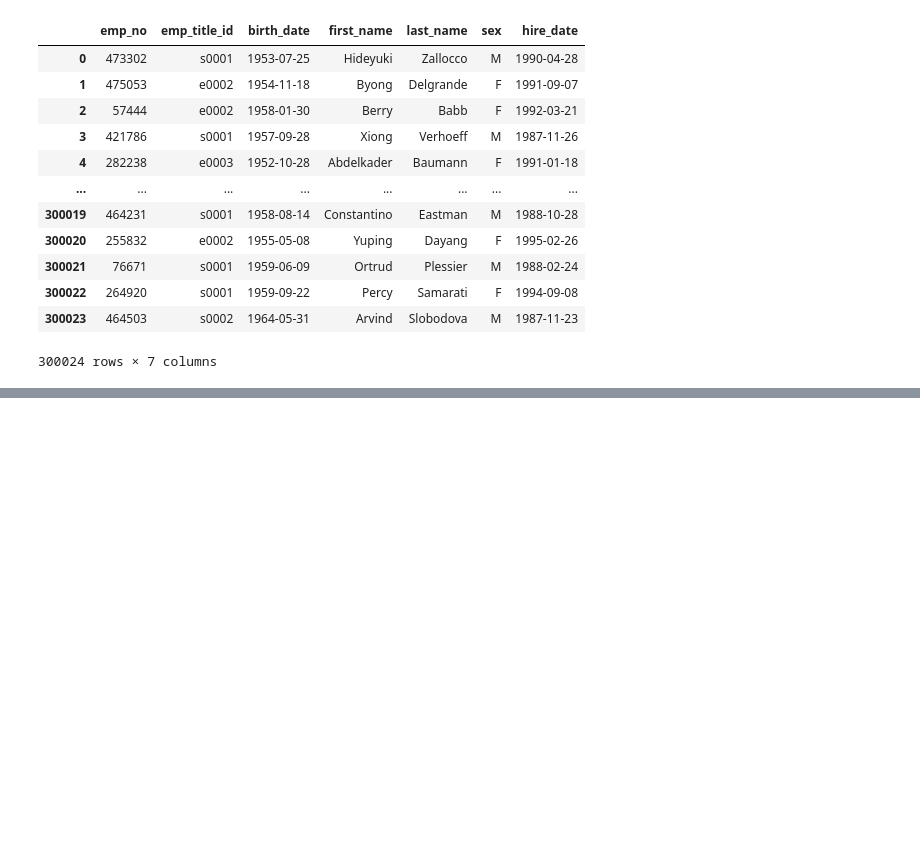
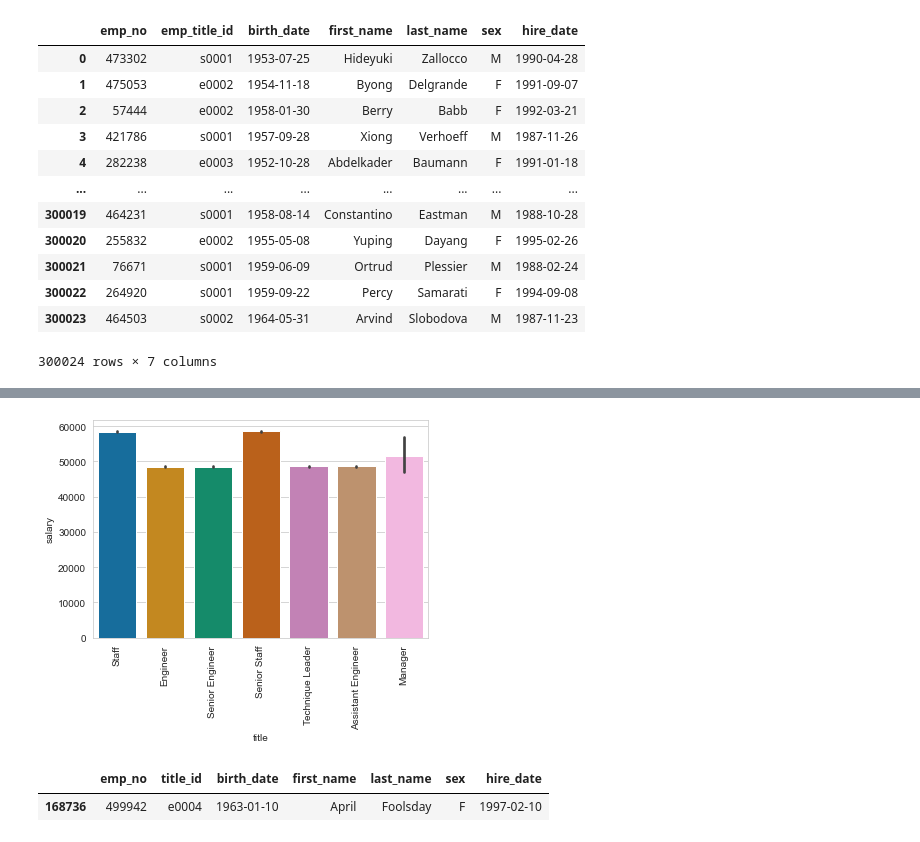
Before and after one commit to abgarberpaul/EmployeeDirectory-SQL, a Jupyter notebook: SQL Challenge BONUS round.ipynb, the cells around one changed output, grey strips where cells are left out. Cells and saved outputs as stored; diff of their text form; code cells hidden in the pictures; blank space fills up the shorter version.

```diff
--- a/SQL Challenge BONUS round.ipynb
+++ b/SQL Challenge BONUS round.ipynb
@@ -25,3 +75,6 @@ results
 | 300022 | 264920 | s0001 | 1959-09-22 | Percy | Samarati | F | 1994-09-08 |
 | 300023 | 464503 | s0002 | 1964-05-31 | Arvind | Slobodova | M | 1987-11-23 |
 300024 rows × 7 columns
+# %%
+employees_db_new = employees_db.rename(columns={"emp_title_id":"title_id"})
+employees_db_new
@@ -27,0 +95,3 @@ results
+# %%
+titles_db = pd.read_sql("SELECT * FROM titles", connection)
+titles_db
@@ -27,0 +107,3 @@ results
+# %%
+first_merge = pd.merge(employees_db_new, titles_db, on="title_id")
+first_merge
@@ -27,0 +124,3 @@ results
+# %%
+second_merge = pd.merge(first_merge, salaries_db, on="emp_no")
+second_merge
@@ -27,0 +141,8 @@ results
+# %%
+#Visulaize salaries using a seaborn Bar Chart
+
+salary_barplot = sns.barplot(x="title", y="salary", data=second_merge, palette="colorblind")
+plt.xticks(rotation=90)
+plt.show()
+# %% [output]
+[figure, added]
@@ -27,0 +155,7 @@ results
+# %%
+#Employee ID number 499942 is assigned to April Foolsday
+
+employees_db_new[employees_db_new["emp_no"]==499942]
+# %% [output]
+|  | emp_no | title_id | birth_date | first_name | last_name | sex | hire_date |
+| 168736 | 499942 | e0004 | 1963-01-10 | April | Foolsday | F | 1997-02-10 |
```
Also changed, not shown: parts of 13 cells of this notebook, 2 other files.
